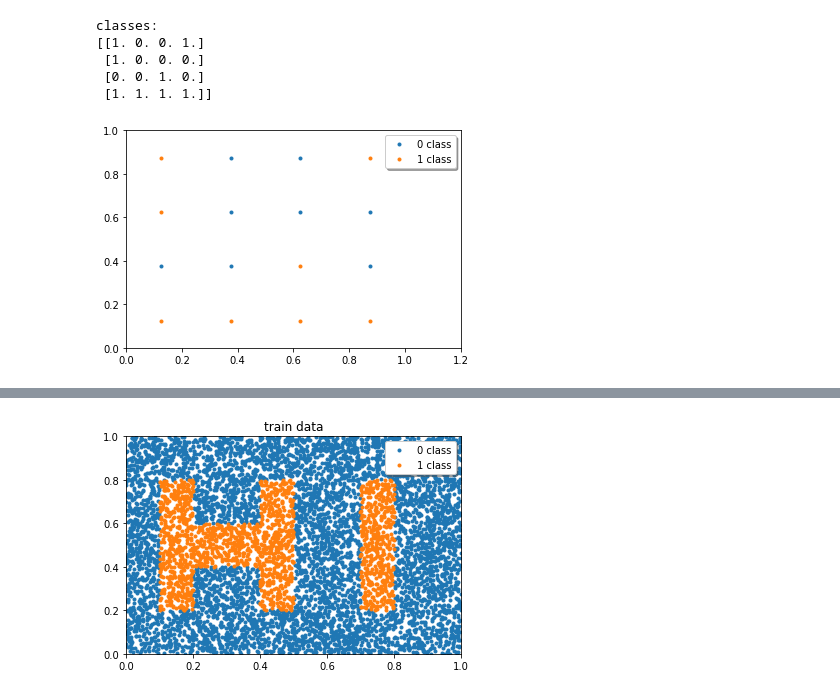
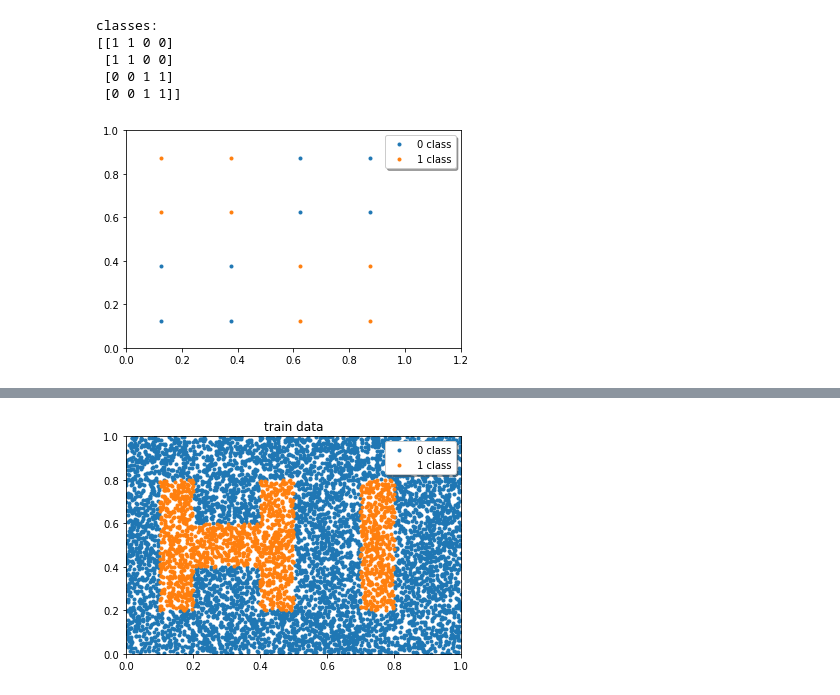
Before and after one commit to grafovdenis/NeuralNets, a Jupyter notebook: lab0/src/zero_report.ipynb, the cells around one changed output, grey strips where cells are left out. Cells and saved outputs as stored; diff of their text form; code cells hidden in the pictures.

```diff
--- a/lab0/src/report.ipynb
+++ b/lab0/src/zero_report.ipynb
@@ -9,27 +9,28 @@ import numpy as np
 def is_separable(matrix):
     if matrix.sum() == 8:
         # horizontal check
-        if sum(matrix[0]) == sum(matrix[1]) or sum(matrix[2]) == sum(matrix[3]):
+        if sum(matrix[0]) == sum(matrix[1]) == 4 or sum(matrix[2]) == sum(matrix[3]) == 4:
             return True
         # vertical check
         matrix = np.matrix.transpose(matrix)
-        if sum(matrix[0]) == sum(matrix[1]) or sum(matrix[2]) == sum(matrix[3]):
+        if sum(matrix[0]) == sum(matrix[1]) == 4 or sum(matrix[2]) == sum(matrix[3]) == 4:
             return True
     return False
 
 
-y_train = np.round(np.random.rand(4, 4))
-
-while not is_separable(y_train):
+def random_matrix():
     y_train = np.round(np.random.rand(4, 4))
-
-print("classes:")
-print(y_train)
+    while is_separable(y_train):
+        y_train = np.round(np.random.rand(4, 4))
+    return y_train
 
 
-def load_data(y_train, show=False, save=False):
+def load_data(y_train=random_matrix(), show=False, save=False):
     if y_train.shape != (4, 4):
         raise TypeError("Shape can be only (4,4)")
+
+    print("classes:")
+    print(y_train)
 
     train_size = int(y_train.shape[0] * y_train.shape[1])
     x_train = np.zeros(train_size * 2)
@@ -49,40 +50,43 @@ def load_data(y_train, show=False, save=False):
                 second_class_y[one_i] = y / 4.0 + 0.125
                 one_i += 1
             elif y_train[y_train.shape[0] - y - 1][x] == 0:
                 first_class_x[zero_i] = x / 4.0 + 0.125
                 first_class_y[zero_i] = y / 4.0 + 0.125
                 zero_i += 1
 
             x_train[i] = y / 4.0 + 0.125
             x_train[i + 1] = x / 4.0 + 0.125
             i += 2
 
     plt.plot(first_class_x, first_class_y, '.')
     plt.plot(second_class_x, second_class_y, '.')
     plt.xlim(0, 1.2)
     plt.ylim(0, 1)
 
     plt.legend(('0 class', '1 class'), loc='upper right', shadow=True)
 
     if save:
         plt.savefig('../plots/first.png')
     if show:
         plt.show()
     plt.close()
 
     return (x_train[::-1].reshape(train_size, 2), y_train.reshape(train_size, 1))
 
 
-# ---------------------------
+y_train = np.array([[1, 1, 0, 0],
+                    [1, 1, 0, 0],
+                    [0, 0, 1, 1],
+                    [0, 0, 1, 1]])
 
-(x_train, y_train) = load_data(y_train, show=True, save=False)
+(x_train, y_train) = load_data(y_train, show=True)
 # %% [output]
 classes:
-[[1. 0. 0. 1.]
- [1. 0. 0. 0.]
- [0. 0. 1. 0.]
- [1. 1. 1. 1.]]
+[[1 1 0 0]
+ [1 1 0 0]
+ [0 0 1 1]
+ [0 0 1 1]]
-[figure, old version]
+[figure, new version]
 # %%
 # Second dataset
 
```
Also changed, not shown: parts of 2 cells of this notebook, 12 other files.
